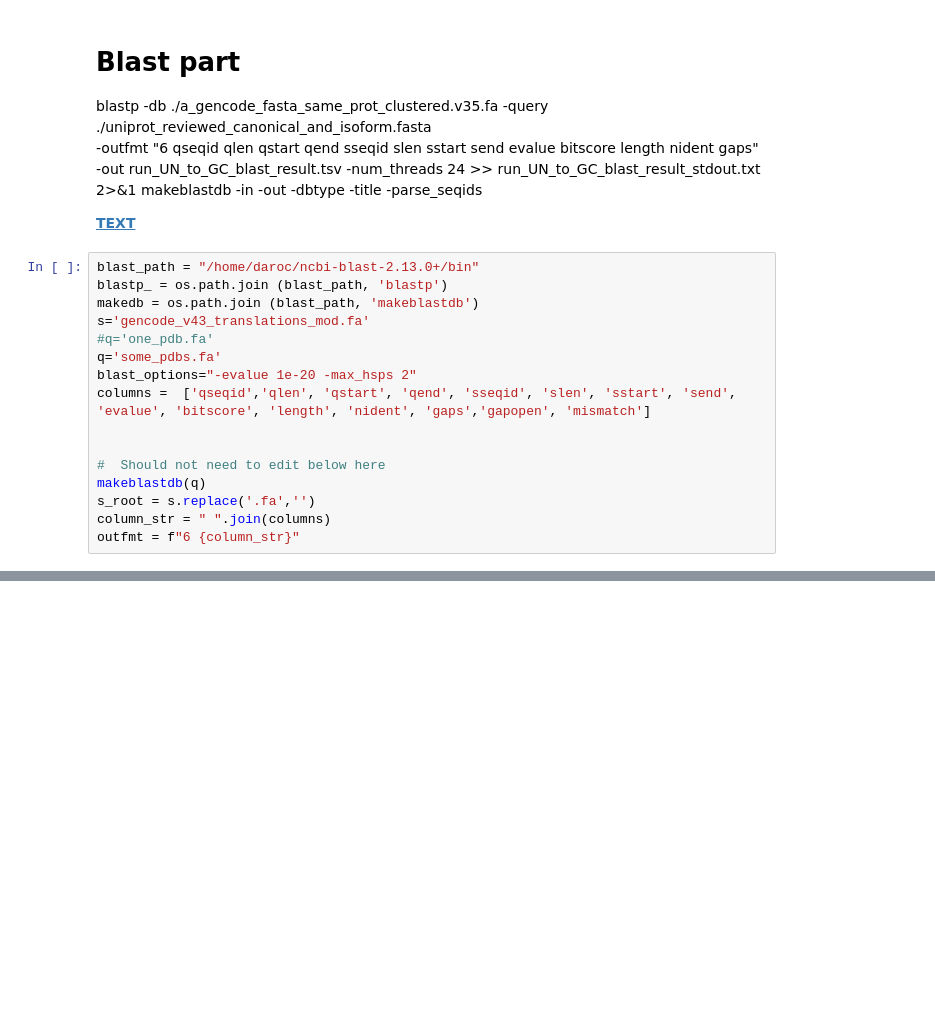
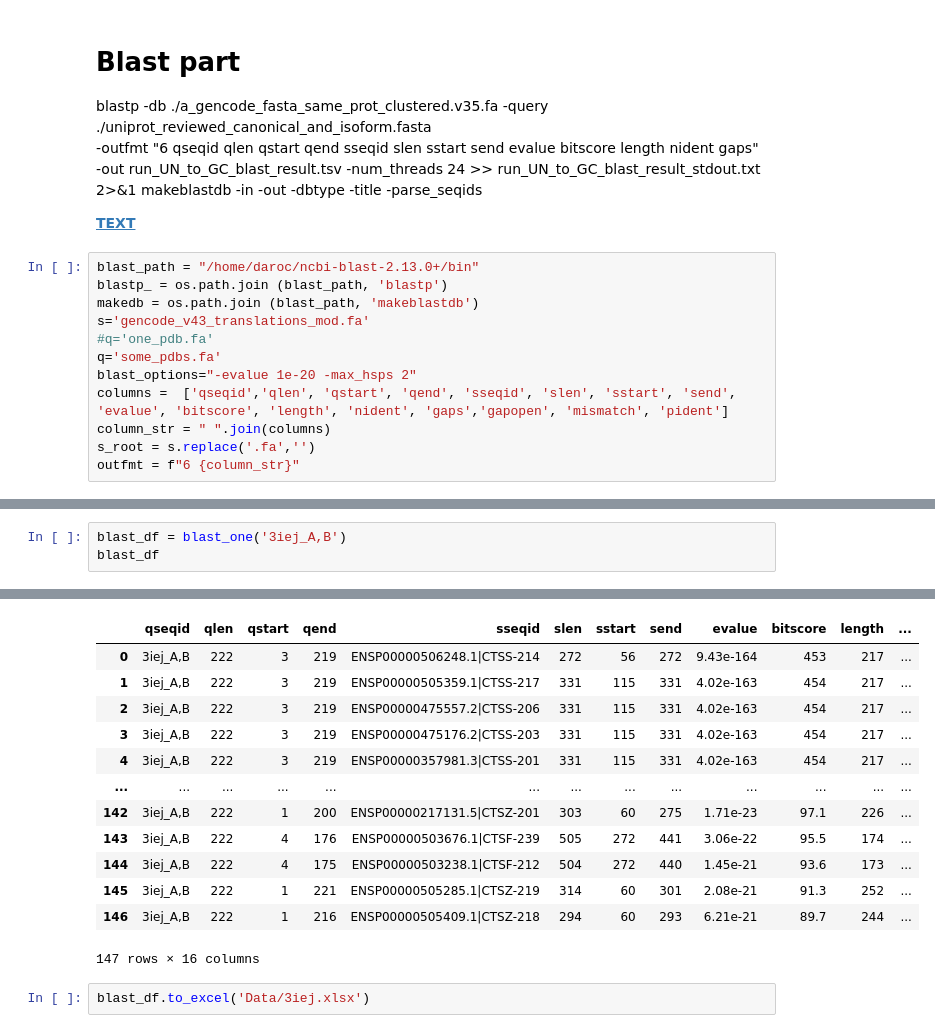
Before and after one commit to sheynkman-lab/pdb-isoform-analysis, a Jupyter notebook: get_pdb_seqs.ipynb, the cells around one changed output, grey strips where cells are left out. Saved outputs shown, nothing was run; the diff lists cells and outputs as text; blank space fills up the shorter version.

```diff
--- a/get_pdb_seqs.ipynb
+++ b/get_pdb_seqs.ipynb
@@ -183,11 +172,7 @@ s='gencode_v43_translations_mod.fa'
 #q='one_pdb.fa'
 q='some_pdbs.fa'
 blast_options="-evalue 1e-20 -max_hsps 2"
-columns =  ['qseqid','qlen', 'qstart', 'qend', 'sseqid', 'slen', 'sstart', 'send', 'evalue', 'bitscore', 'length', 'nident', 'gaps','gapopen', 'mismatch']
-
-
-#  Should not need to edit below here
-makeblastdb(q)
+columns =  ['qseqid','qlen', 'qstart', 'qend', 'sseqid', 'slen', 'sstart', 'send', 'evalue', 'bitscore', 'length', 'nident', 'gaps','gapopen', 'mismatch', 'pident']
+column_str = " ".join(columns)
 s_root = s.replace('.fa','')
-column_str = " ".join(columns)
 outfmt = f"6 {column_str}"
@@ -222,0 +261,4 @@ blast_df
+# %%
+blast_df = blast_one('3iej_A,B')
+blast_df
+# %% [output]
@@ -222,0 +272,15 @@ blast_df
+|  | qseqid | qlen | qstart | qend | sseqid | slen | sstart | send | evalue | bitscore | length | ... |
+| 0 | 3iej_A,B | 222 | 3 | 219 | ENSP00000506248.1|CTSS-214 | 272 | 56 | 272 | 9.43e-164 | 453 | 217 | ... |
+| 1 | 3iej_A,B | 222 | 3 | 219 | ENSP00000505359.1|CTSS-217 | 331 | 115 | 331 | 4.02e-163 | 454 | 217 | ... |
+| 2 | 3iej_A,B | 222 | 3 | 219 | ENSP00000475557.2|CTSS-206 | 331 | 115 | 331 | 4.02e-163 | 454 | 217 | ... |
+| 3 | 3iej_A,B | 222 | 3 | 219 | ENSP00000475176.2|CTSS-203 | 331 | 115 | 331 | 4.02e-163 | 454 | 217 | ... |
+| 4 | 3iej_A,B | 222 | 3 | 219 | ENSP00000357981.3|CTSS-201 | 331 | 115 | 331 | 4.02e-163 | 454 | 217 | ... |
+| ... | ... | ... | ... | ... | ... | ... | ... | ... | ... | ... | ... | ... |
+| 142 | 3iej_A,B | 222 | 1 | 200 | ENSP00000217131.5|CTSZ-201 | 303 | 60 | 275 | 1.71e-23 | 97.1 | 226 | ... |
+| 143 | 3iej_A,B | 222 | 4 | 176 | ENSP00000503676.1|CTSF-239 | 505 | 272 | 441 | 3.06e-22 | 95.5 | 174 | ... |
+| 144 | 3iej_A,B | 222 | 4 | 175 | ENSP00000503238.1|CTSF-212 | 504 | 272 | 440 | 1.45e-21 | 93.6 | 173 | ... |
+| 145 | 3iej_A,B | 222 | 1 | 221 | ENSP00000505285.1|CTSZ-219 | 314 | 60 | 301 | 2.08e-21 | 91.3 | 252 | ... |
+| 146 | 3iej_A,B | 222 | 1 | 216 | ENSP00000505409.1|CTSZ-218 | 294 | 60 | 293 | 6.21e-21 | 89.7 | 244 | ... |
+147 rows × 16 columns
+# %%
+blast_df.to_excel('Data/3iej.xlsx')
```
Also changed, not shown: parts of 14 cells of this notebook.
